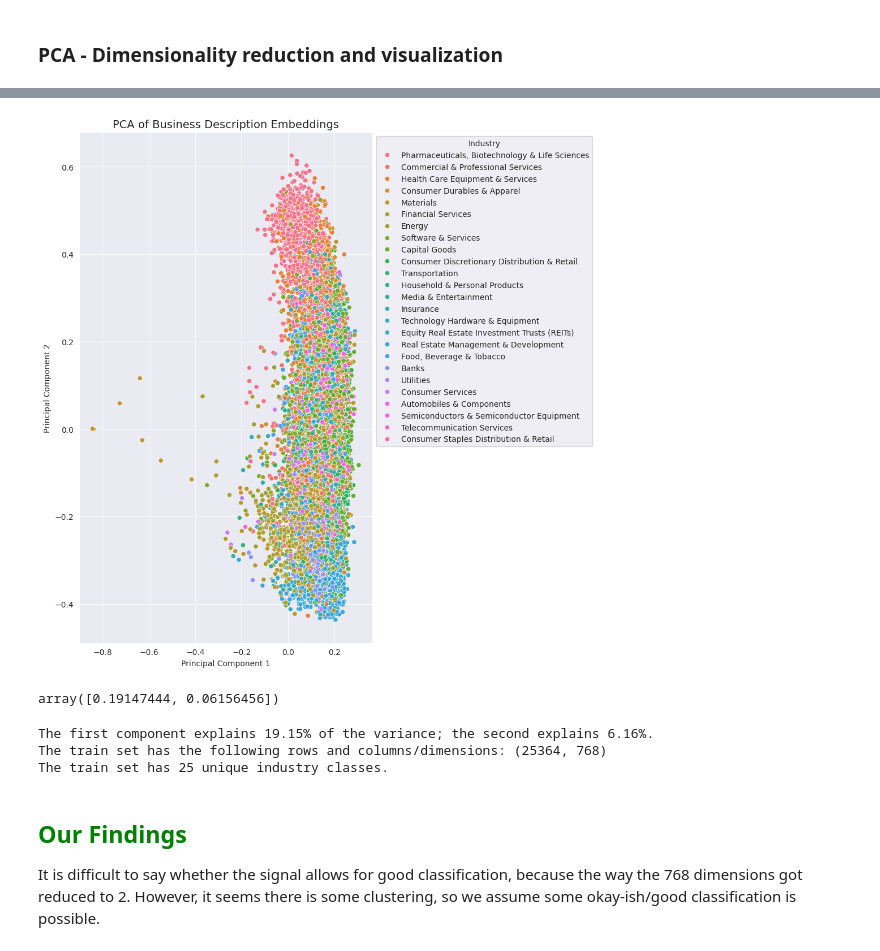
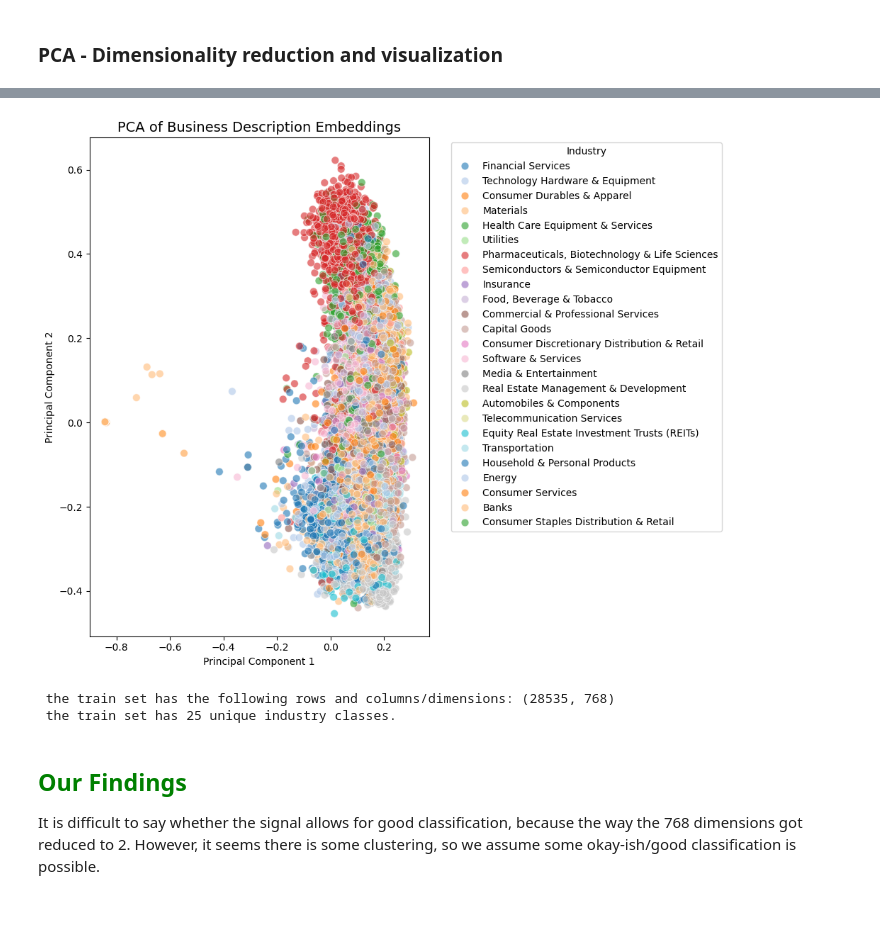
Before and after one commit to AnabelNigsch/FoDS_Practicals, a Jupyter notebook: Notebooks/code_skeleton_industry_classification.ipynb, the cells around one changed output, grey strips where cells are left out. Drawn from its saved outputs; the diff is of its cells as text; code cells hidden in the pictures; blank space fills up the shorter version.

```diff
--- a/Notebooks/code_skeleton_industry_classification.ipynb
+++ b/Notebooks/code_skeleton_industry_classification.ipynb
@@ -40,9 +17,9 @@ import textwrap
 # %% [markdown]
 # Loading Data
 # %%
-df = pd.read_pickle("../data/df_train.pkl")
+df = pd.read_pickle("data/df_train.pkl")
 
-df_train, df_val = train_test_split(df, test_size= 0.2, random_state=7)
+df_train, df_val = train_test_split(df, test_size= 0.2, random_state=83)
 # %%
 X_train = df_train.business_description_embedding.apply(ast.literal_eval).tolist()
 X_train = np.array(X_train)
@@ -202,40 +142,38 @@ array([[-0.02567312,  0.38649649],
 # %%
+pca = PCA(n_components=2).fit(X_train)
+X_train_proj = pca.transform(X_train)
+
 pca_df = pd.DataFrame({
     'PC1': X_train_proj[:, 0],
     'PC2': X_train_proj[:, 1],
     'industry': df_train['industry'].values
 })
 
 # Plot
-plt.figure(figsize=(10, 10))
+plt.figure(figsize=(10, 8))
 sns.scatterplot(
     data=pca_df,
     x='PC1', y='PC2',
-    hue='industry'
+    hue='industry',
+    palette='tab20',
+    alpha=0.6,
+    s=60,
+    edgecolor='w'
 )
 plt.title("PCA of Business Description Embeddings", fontsize=14)
 plt.xlabel("Principal Component 1")
 plt.ylabel("Principal Component 2")
-plt.legend(title="Industry", bbox_to_anchor=(1, 1), loc='upper left')
+plt.legend(title="Industry", bbox_to_anchor=(1.05, 1), loc='upper left')
 plt.tight_layout()
 plt.show()
 # %% [output]
-[figure, old version]
+[figure, new version]
-# %%
-pca.explained_variance_ratio_
-# %% [output]
-array([0.19147444, 0.06156456])
 # %%
-print(
-    f"The first component explains {pca.explained_variance_ratio_[0]*100:.2f}% "
-    f"of the variance; the second explains {pca.explained_variance_ratio_[1]*100:.2f}%."
-)
-print(f"The train set has the following rows and columns/dimensions: {X_train.shape}")
-print(f"The train set has {df_train['industry'].nunique()} unique industry classes.")
+print(f" the train set has the following rows and columns/dimensions: {X_train.shape}")
+print(f" the train set has {df_train['industry'].nunique()} unique industry classes.")
 # %% [output]
-The first component explains 19.15% of the variance; the second explains 6.16%.
-The train set has the following rows and columns/dimensions: (25364, 768)
-The train set has 25 unique industry classes.
+ the train set has the following rows and columns/dimensions: (28535, 768)
+ the train set has 25 unique industry classes.
 # %% [markdown]
 ## <span style='color: green;'>Our Findings</span>
 It is difficult to say whether the signal allows for good classification, because the way the 768 dimensions got reduced to 2. However, it seems there is some clustering, so we assume some okay-ish/good classification is possible.
```
Also changed, not shown: parts of 100 cells of this notebook, 2 other files.
